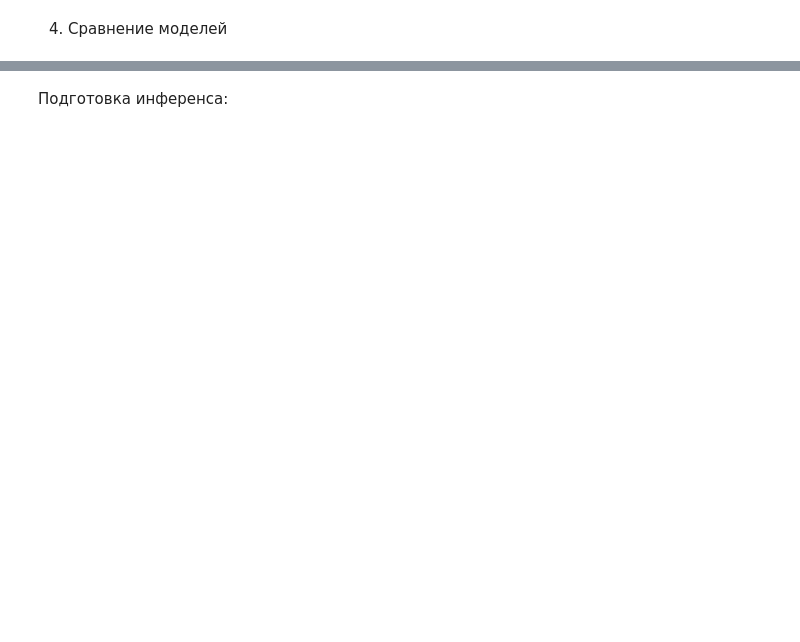
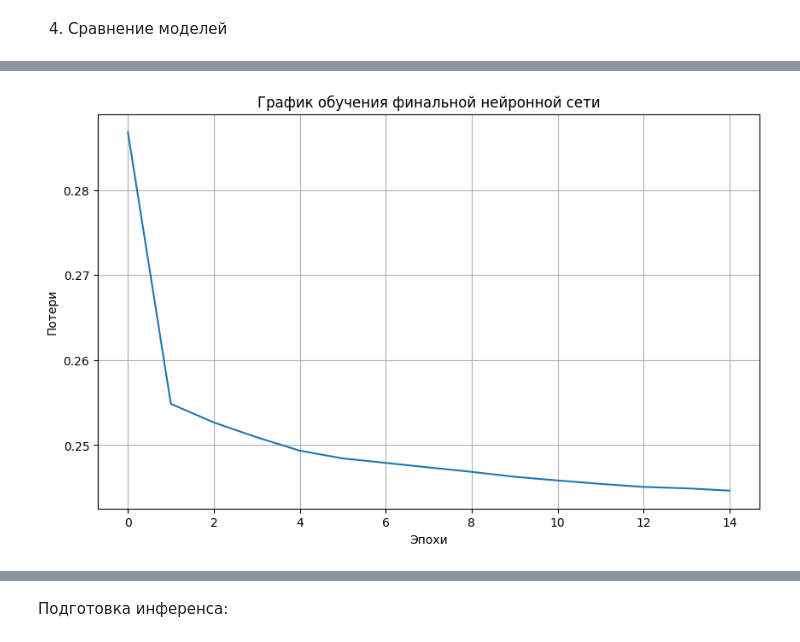
Before and after one commit to Apitoxinum/SF-cardiovascular-disease, a Jupyter notebook: SF_DL_NN_Project_CVD.ipynb, the cells around one changed output, grey strips where cells are left out. Drawn from its saved outputs; the diff is of its cells as text; code cells hidden in the pictures; blank space fills up the shorter version.

```diff
--- a/SF_DL_NN_Project_CVD.ipynb
+++ b/SF_DL_NN_Project_CVD.ipynb
@@ -494,15 +513,28 @@ Epoch [10/10], Loss: 0.2919
 # Предсказание на валидационном наборе
 model.eval()
 with torch.no_grad():
-    outputs = model(X_val_tensor.to(device))
-    y_pred_val_nn = (outputs.cpu().numpy() > 0.5).astype(int)
+    # Переводим валидационные данные в тензор
+    X_val_tensor = torch.tensor(X_val_scaled, dtype=torch.float32).to(device)
 
+    # Получаем предсказания модели
+    outputs = model(X_val_tensor)
+
+    # Преобразуем вероятности в классы (0 или 1)
+    y_pred_val_nn = (outputs.cpu().numpy() > 0.5).astype(int).flatten()
+
+# Рассчитываем метрики
 print("\nNeural Network Report (Validation Set):")
 print(classification_report(y_val, y_pred_val_nn))
+
 accuracy_nn = accuracy_score(y_val, y_pred_val_nn)
 f1_nn = f1_score(y_val, y_pred_val_nn)
-roc_auc_nn = roc_auc_score(y_val, y_pred_val_nn)
+roc_auc_nn = roc_auc_score(y_val, outputs.cpu().numpy())  # Для ROC-AUC используем вероятности
+
 print(f"Accuracy: {accuracy_nn:.4f}, F1: {f1_nn:.4f}, ROC-AUC: {roc_auc_nn:.4f}")
+
+# Сохранение модели
+torch.save(model.state_dict(), 'heart_disease_model.pth')
+print("Модель нейронной сети сохранена в heart_disease_model.pth")
 # %% [output]
 Neural Network Report (Validation Set):
               precision    recall  f1-score   support
@@ -538,47 +566,90 @@ display(results_df)
 # %%
-# 5. Обучение финальной модели на всех данных
-# Выбираем лучшую модель по F1-Score
-best_model_idx = np.argmax([f1_lr, f1_rf, f1_nn])
+# 1. Создаем DataFrame с результатами
+
+results = pd.DataFrame({
+    'Model': ['Logistic Regression', 'Random Forest', 'Neural Network'],
+    'Accuracy': [accuracy_lr, accuracy_rf, accuracy_nn],
+    'F1 Score': [f1_lr, f1_rf, f1_nn],
+    'ROC-AUC': [roc_auc_lr, roc_auc_rf, roc_auc_nn]
+})
+
+print("Сравнение моделей:")
+display(results)
+
+# 2. Выбираем лучшую модель по F1-Score
+best_model_idx = np.argmax(results['F1 Score'])
 best_model_name = results['Model'][best_model_idx]
 
-print(f"\nЛучшая модель: {best_model_name}")
+print(f"\nЛучшая модель: {best_model_name} (F1={results['F1 Score'][best_model_idx]:.4f})")
 
-# Обучаем финальную модель на всех тренировочных данных
+# 3. Обучаем финальную модель на всех тренировочных данных
 if best_model_name == 'Logistic Regression':
-    # Обучаем на всех данных
+    print("Обучение финальной Logistic Regression...")
     X_train_full_scaled = scaler.fit_transform(X_train_full)
-    lr_final = LogisticRegression(max_iter=1000, random_state=42)
-    lr_final.fit(X_train_full_scaled, y_train_full)
-    joblib.dump(lr_final, 'best_model.pkl')
+    best_model = LogisticRegression(max_iter=1000, random_state=42)
+    best_model.fit(X_train_full_scaled, y_train_full)
+    joblib.dump(best_model, 'best_model.pkl')
 
 elif best_model_name == 'Random Forest':
+    print("Обучение финального Random Forest...")
     X_train_full_scaled = scaler.fit_transform(X_train_full)
-    rf_final = RandomForestClassifier(n_estimators=100, random_state=42)
-    rf_final.fit(X_train_full_scaled, y_train_full)
-    joblib.dump(rf_final, 'best_model.pkl')
+    best_model = RandomForestClassifier(n_estimators=100, random_state=42)
+    best_model.fit(X_train_full_scaled, y_train_full)
+    joblib.dump(best_model, 'best_model.pkl')
 
 else:  # Нейронная сеть
-    # Переобучаем нейросеть на всех данных
-    X_train_full_tensor = torch.tensor(scaler.fit_transform(X_train_full), dtype=torch.float32)
+    print("Обучение финальной нейронной сети...")
+
+    # Подготовка данных
+    X_train_full_scaled = scaler.fit_transform(X_train_full)
+    X_train_full_tensor = torch.tensor(X_train_full_scaled, dtype=torch.float32)
     y_train_full_tensor = torch.tensor(y_train_full.values, dtype=torch.float32).view(-1, 1)
 
     train_full_dataset = TensorDataset(X_train_full_tensor, y_train_full_tensor)
-    train_full_loader = DataLoader(train_full_dataset, batch_size=64, shuffle=True)
+    train_full_loader = DataLoader(train_full_dataset, batch_size=1024, shuffle=True)
 
-    model_final = HeartDiseaseNN(input_size).to(device)
+    # Инициализация модели
+    model_final = HeartDiseaseNN(X_train_full_scaled.shape[1]).to(device)
     optimizer_final = optim.Adam(model_final.parameters(), lr=0.001)
+    criterion = nn.BCELoss()
+
+    # Обучение
+    epochs = 15
+    train_losses = []
 
     for epoch in range(epochs):
+        epoch_loss = 0.0
         for inputs, labels in train_full_loader:
             inputs, labels = inputs.to(device), labels.to(device)
+
+            # Forward pass
             outputs = model_final(inputs)
             loss = criterion(outputs, labels)
+
+            # Backward pass
             optimizer_final.zero_grad()
             loss.backward()
             optimizer_final.step()
-        print(f'Final Training Epoch [{epoch+1}/{epochs}], Loss: {loss.item():.4f}')
 
+            epoch_loss += loss.item()
+
+        # Средняя потеря за эпоху
+        avg_loss = epoch_loss / len(train_full_loader)
+        train_losses.append(avg_loss)
+        print(f'Epoch [{epoch+1}/{epochs}], Loss: {avg_loss:.4f}')
+
+    # Сохранение модели
     torch.save(model_final.state_dict(), 'best_model.pth')
 
-print("Финальная модель обучена и сохранена!")
+    # Сохранение графика обучения
+    plt.figure(figsize=(10, 6))
+    plt.plot(train_losses)
+    plt.title('График обучения финальной нейронной сети')
+    plt.xlabel('Эпохи')
+    plt.ylabel('Потери')
+    plt.grid(True)
+    plt.savefig('final_training_loss.png')
+    plt.show()
+
+print("\nФинальная модель обучена и сохранена!")
 # %% [output]
@@ -596,0 +678 @@ Final Training Epoch [10/10], Loss: 0.3236
+[figure, added]
```
Also changed, not shown: parts of 11 cells of this notebook.
